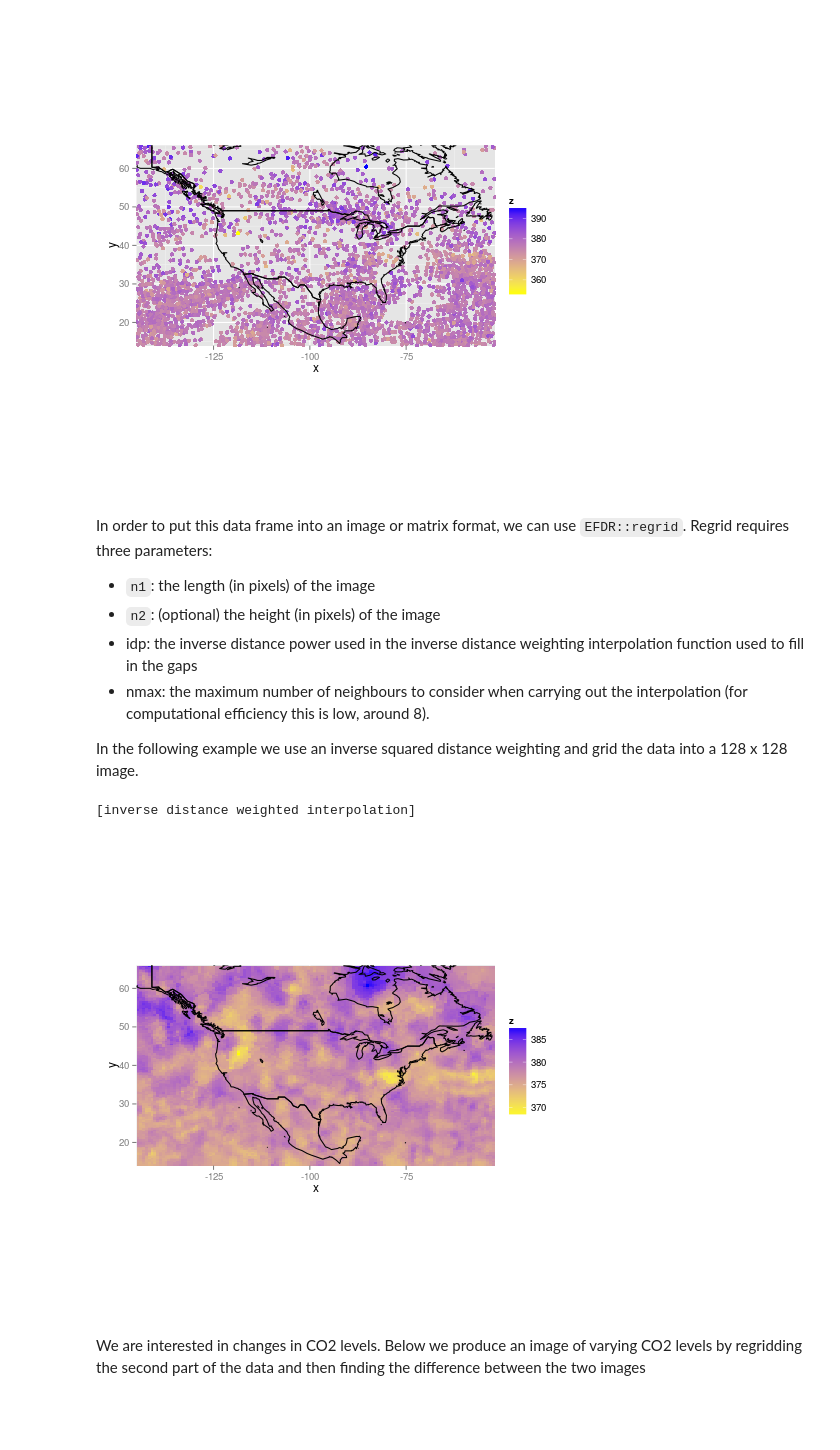
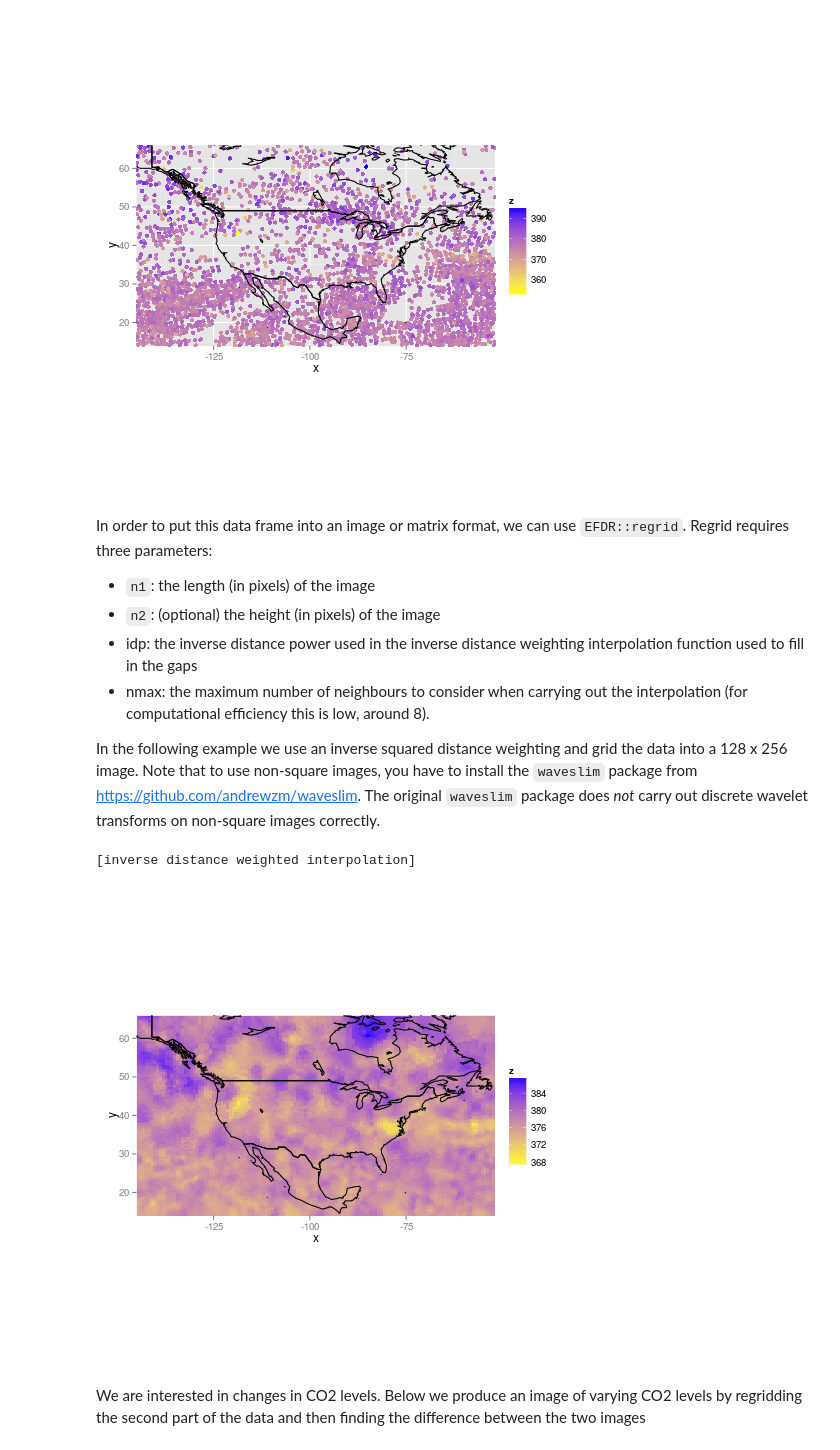
Before and after one commit to andrewzm/EFDR, a Jupyter notebook: ipython/EFDR.ipynb, the cells around one changed output. Saved outputs shown, nothing was run; the diff lists cells and outputs as text; code cells hidden in the pictures; blank space fills up the shorter version.

Commit message:
Added support for non-square images

```diff
--- a/ipython/EFDR.ipynb
+++ b/ipython/EFDR.ipynb
@@ -204,24 +192,25 @@ In order to put this data frame into an image or matrix format, we can use `EFDR
 - idp: the inverse distance power used in the inverse distance weighting interpolation function used to fill in the gaps
 - nmax: the maximum number of neighbours to consider when carrying out the interpolation (for computational efficiency this is low, around 8).
 
-In the following example we use an inverse squared distance weighting and grid the data into a 128 x 128 image.
+In the following example we use an inverse squared distance weighting and grid the data into a 128 x 256 image. Note that to use non-square images, you have to install the `waveslim` package from https://github.com/andrewzm/waveslim. The original `waveslim` package does *not* carry out discrete wavelet transforms on non-square images correctly.
 # %%
 idp = 0.5
 n1 = 128
+n2 = 256
 
 airs.interp1 <- airs.raw %>%
   subset(day %in% 1:3) %>%
   select(-day) %>%
-  regrid(n1=n1,idp= idp,nmax = nmax) # idp is the inverse distance power and max is the number of neighbours to consider
+  regrid(n1=n1,n2=n2,idp= idp,nmax = nmax) # idp is the inverse distance power and max is the number of neighbours to consider
 
 ggplot() +
     geom_tile(data=airs.interp1,aes(x=x,y=y,fill=z)) +
     geom_path(data=NorthAmerica,aes(x=long,y=lat,group=group)) +
     scale_fill_gradient(low="yellow",high="blue") +
     coord_fixed(xlim=c(-145,-52),ylim=c(14,66))
 # %% [output]
 [inverse distance weighted interpolation]
-[figure, old version]
+[figure, new version]
 # %% [markdown]
 We are interested in changes in CO2 levels. Below we produce an image of varying CO2 levels by regridding the second part of the data and then finding the difference between the two images
 # %%
```
Also changed, not shown: parts of 8 cells of this notebook, 2 other files.
